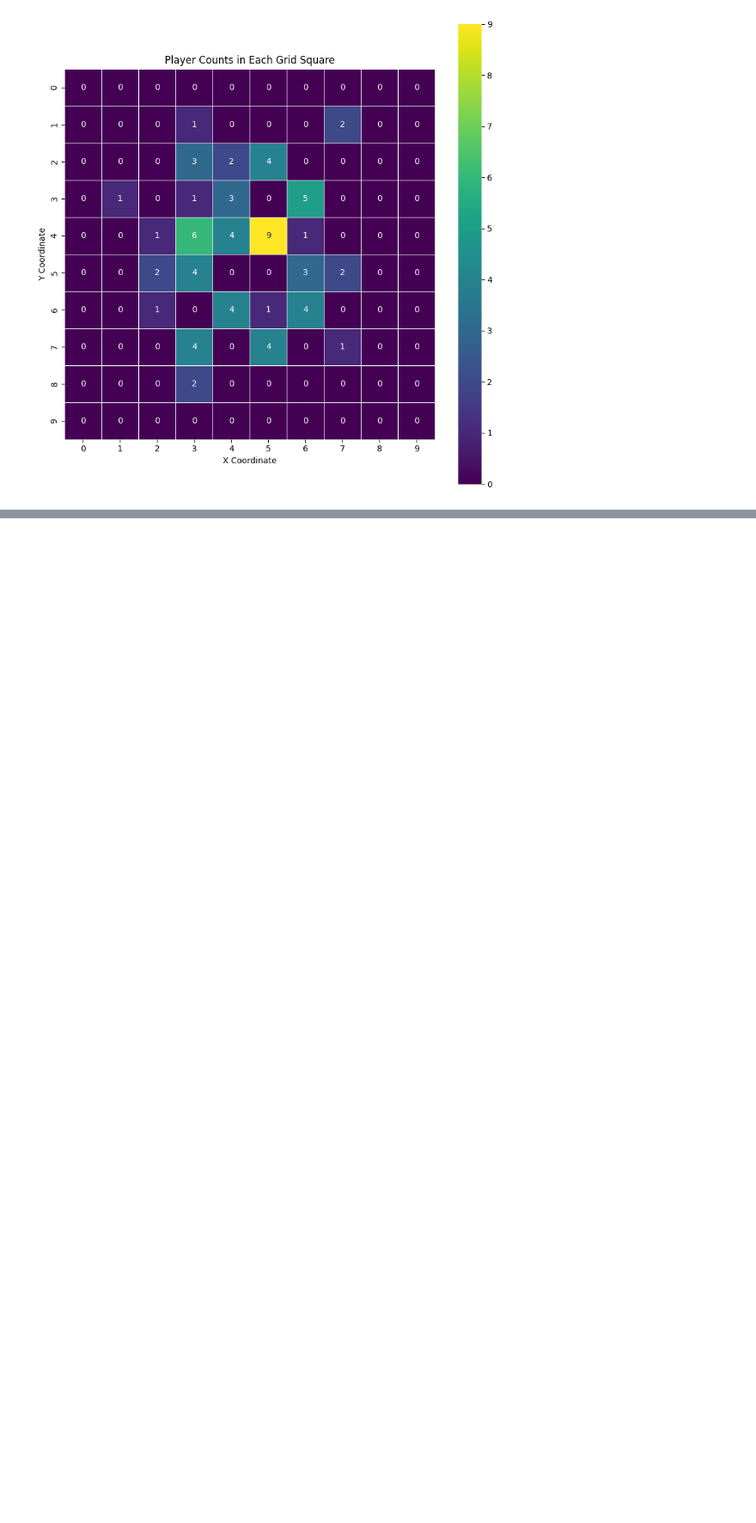
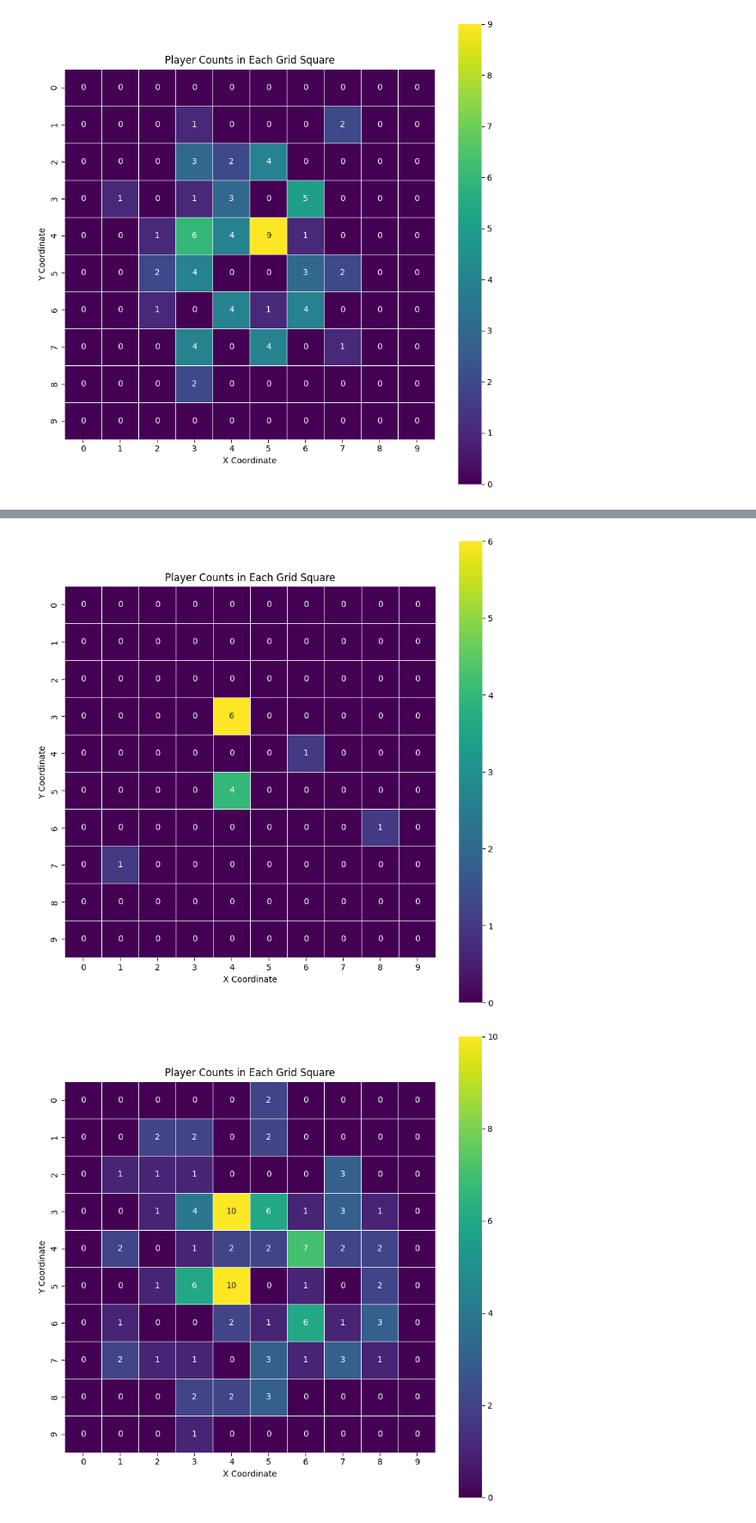
Before and after one commit to cris112212/New_Project, a Jupyter notebook: Data/Statistics.ipynb, the cells around one changed output, grey strips where cells are left out. Shown at 86% size. Cells and saved outputs as stored; diff of their text form; code cells hidden in the pictures; blank space fills up the shorter version.

```diff
--- a/Data/Statistics.ipynb
+++ b/Data/Statistics.ipynb
@@ -1279,0 +1333,25 @@ nn_model = keras.models.load_model('nn_model_dropout.h5')
+# %%
+nn_predictions = np.round(np.abs(nn_model_new.predict(X_test_new_map)),0).flatten()
+nn_mse = mean_squared_error(y_test_new_map, nn_predictions)
+r2 = r2_score(y_test_new_map, nn_predictions)
+cm = confusion_matrix(y_test_new_map, nn_predictions)
+print('Accuracy: ', np.sum(y_test_new_map == nn_predictions) / len(y_test_new_map) * 100)
+
+
+plt.figure(figsize=(10, 10))
+sns.heatmap(nn_predictions.reshape(grid_shape), annot=True, fmt=".0f", cmap='viridis', linewidths=.5, square=True)
+plt.title('Player Counts in Each Grid Square')
+plt.xlabel('X Coordinate')
+plt.ylabel('Y Coordinate')
+plt.show()
+
+grid_data = np.zeros((10, 10))
+grid_shape = (grid_size, grid_size)
+a = np.array(test_df_new_map['Player_Category'])
+plt.figure(figsize=(10, 10))
+sns.heatmap(a.reshape(grid_shape), annot=True, fmt=".0f", cmap='viridis', linewidths=.5, square=True)
+plt.title('Player Counts in Each Grid Square')
+plt.xlabel('X Coordinate')
+plt.ylabel('Y Coordinate')
+plt.show()
+# %% [output]
@@ -1279,0 +1360,2 @@ nn_model = keras.models.load_model('nn_model_dropout.h5')
+[figure, added]
+[figure, added]
```
Also changed, not shown: parts of 41 cells of this notebook, 1 other file.
